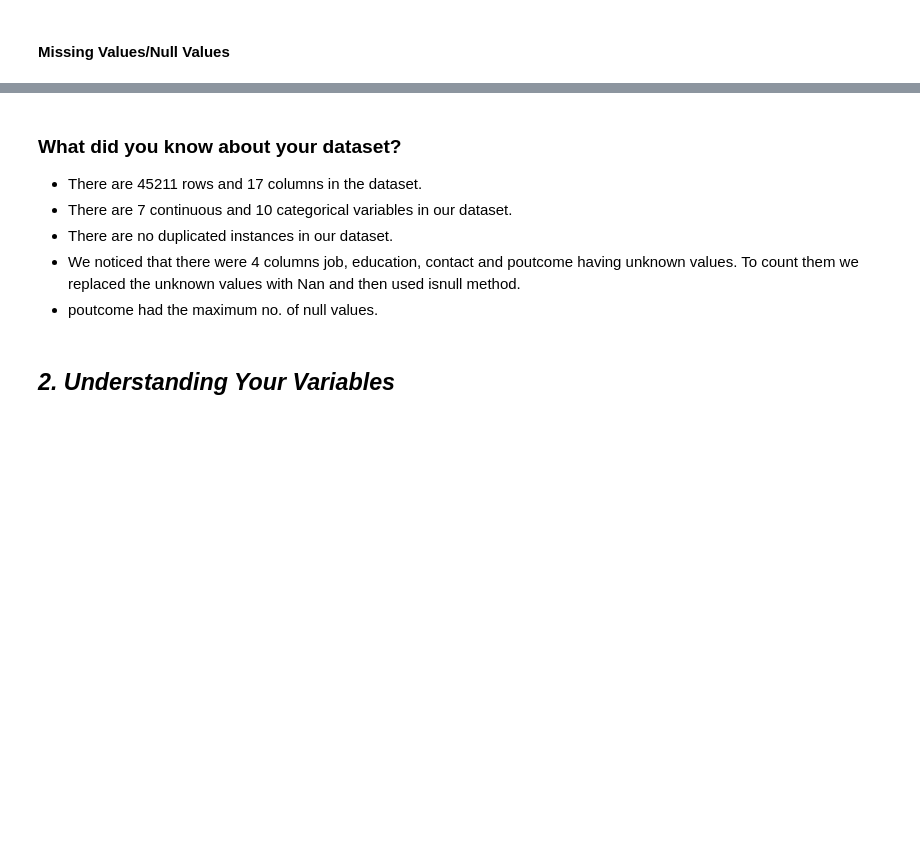
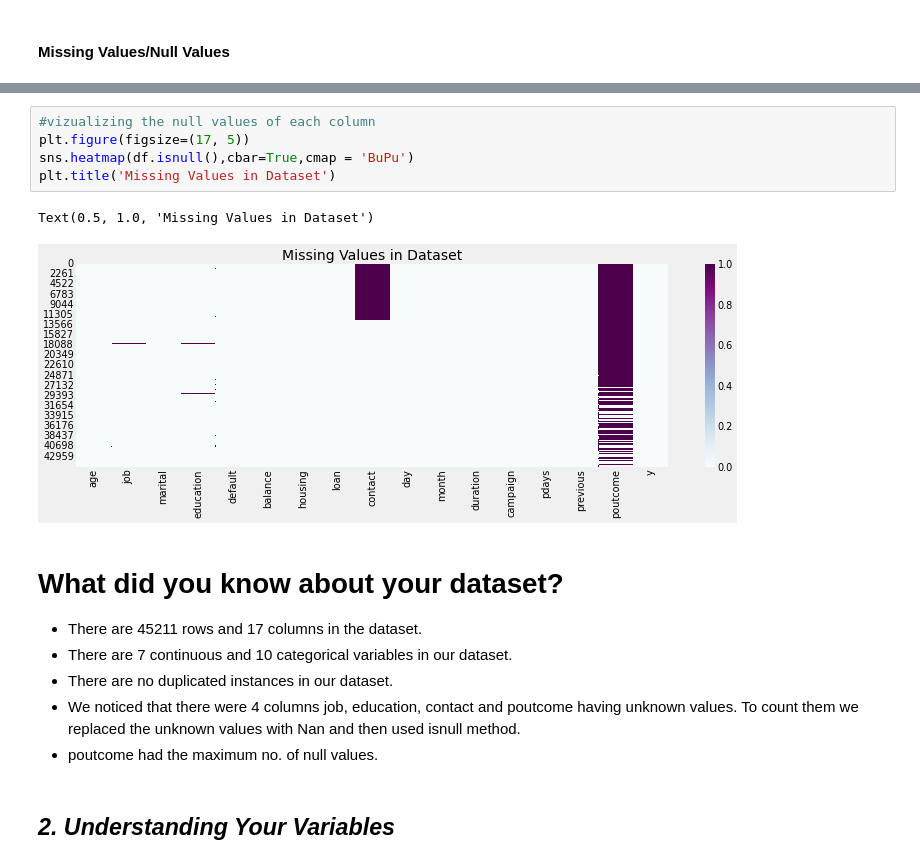
Before and after one commit to saumyadash9/Saumya-Dash-Bank-Marketing-Effectiveness-Prediction, a Jupyter notebook: Saumya_Dash_Bank_Marketing_Effectiveness_Prediction.ipynb, the cells around one changed output, grey strips where cells are left out. Cells and saved outputs as stored; diff of their text form; blank space fills up the shorter version.

```diff
--- a/Saumya_Dash_Bank_Marketing_Effectiveness_Prediction.ipynb
+++ b/Saumya_Dash_Bank_Marketing_Effectiveness_Prediction.ipynb
@@ -249,5 +240,13 @@ plt.show()
+# %%
+#vizualizing the null values of each column
+plt.figure(figsize=(17, 5))
+sns.heatmap(df.isnull(),cbar=True,cmap = 'BuPu')
+plt.title('Missing Values in Dataset')
+# %% [output]
+Text(0.5, 1.0, 'Missing Values in Dataset')
+[figure, added]
 # %% [markdown]
-### What did you know about your dataset?
+# **What did you know about your dataset?**
 * There are 45211 rows and 17 columns in the dataset.
 * There are 7 continuous and 10 categorical variables in our dataset.
 * There are no duplicated instances in our dataset.
```
Also changed, not shown: parts of 203 cells of this notebook.
